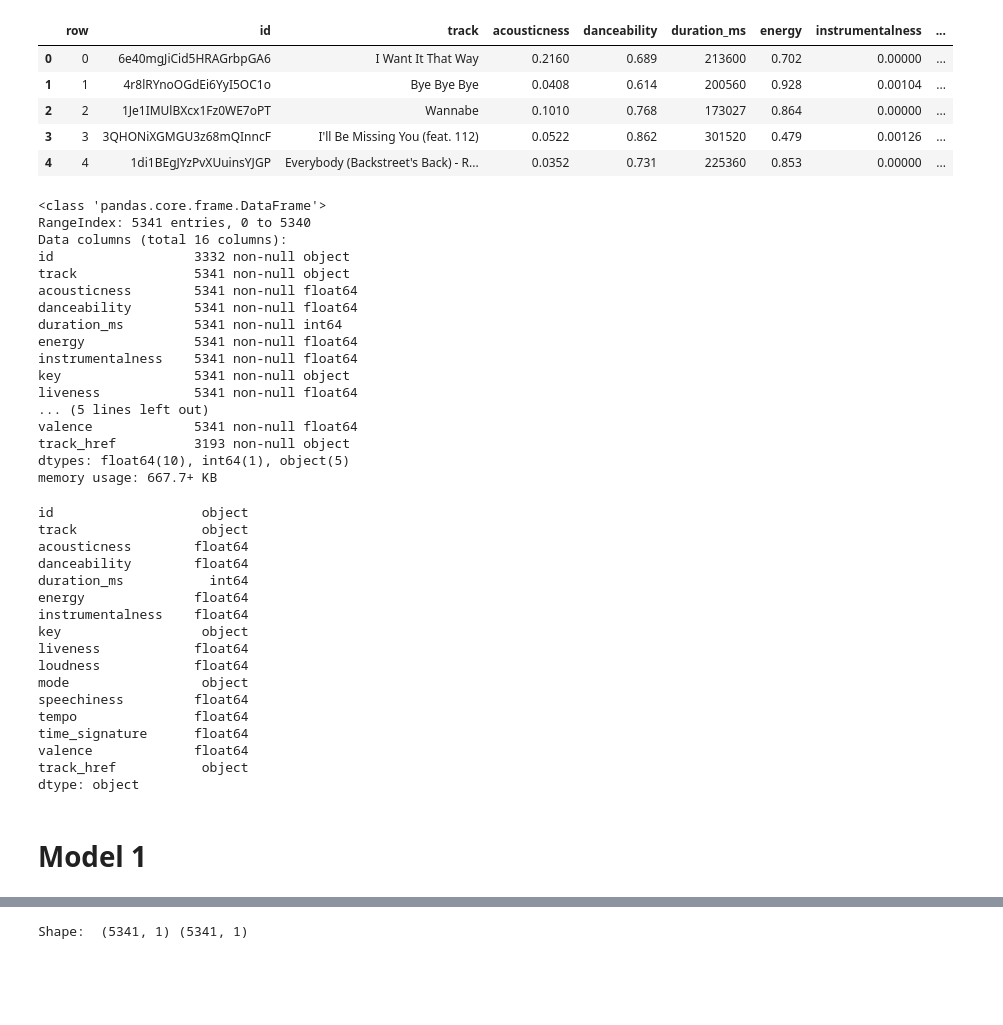
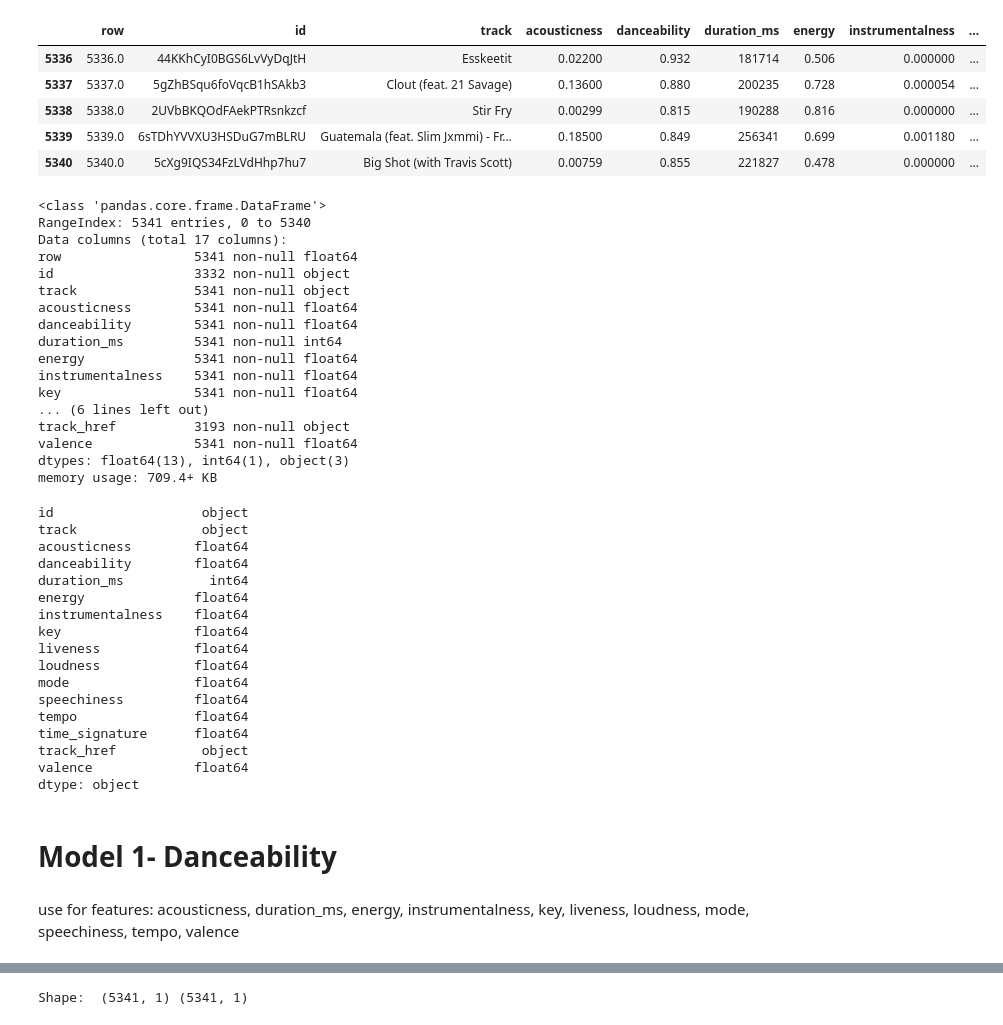
Before and after one commit to parzival611/SpotifyML, a Jupyter notebook: spotify_linear_regression_ML.ipynb, the cells around one changed output, grey strips where cells are left out. Saved outputs shown, nothing was run; the diff lists cells and outputs as text; code cells hidden in the pictures; blank space fills up the shorter version.

```diff
--- a/spotify_linear_regression_ML.ipynb
+++ b/spotify_linear_regression_ML.ipynb
@@ -3,21 +3,22 @@ import pandas as pd
 import numpy as np
 import matplotlib.pyplot as plt
 # %%
-df = pd.read_csv('db/master_spotify.csv',  encoding="ISO-8859-1")
+df = pd.read_csv('data/master_spotify_float2.csv',  encoding="ISO-8859-1")
 df.tail()
 # %% [output]
 |  | row | id | track | acousticness | danceability | duration_ms | energy | instrumentalness | ... |
-| 0 | 0 | 6e40mgJiCid5HRAGrbpGA6 | I Want It That Way | 0.2160 | 0.689 | 213600 | 0.702 | 0.00000 | ... |
-| 1 | 1 | 4r8lRYnoOGdEi6YyI5OC1o | Bye Bye Bye | 0.0408 | 0.614 | 200560 | 0.928 | 0.00104 | ... |
-| 2 | 2 | 1Je1IMUlBXcx1Fz0WE7oPT | Wannabe | 0.1010 | 0.768 | 173027 | 0.864 | 0.00000 | ... |
-| 3 | 3 | 3QHONiXGMGU3z68mQInncF | I'll Be Missing You (feat. 112) | 0.0522 | 0.862 | 301520 | 0.479 | 0.00126 | ... |
-| 4 | 4 | 1di1BEgJYzPvXUuinsYJGP | Everybody (Backstreet's Back) - R... | 0.0352 | 0.731 | 225360 | 0.853 | 0.00000 | ... |
+| 5336 | 5336.0 | 44KKhCyI0BGS6LvVyDqJtH | Esskeetit | 0.02200 | 0.932 | 181714 | 0.506 | 0.000000 | ... |
+| 5337 | 5337.0 | 5gZhBSqu6foVqcB1hSAkb3 | Clout (feat. 21 Savage) | 0.13600 | 0.880 | 200235 | 0.728 | 0.000054 | ... |
+| 5338 | 5338.0 | 2UVbBKQOdFAekPTRsnkzcf | Stir Fry | 0.00299 | 0.815 | 190288 | 0.816 | 0.000000 | ... |
+| 5339 | 5339.0 | 6sTDhYVVXU3HSDuG7mBLRU | Guatemala (feat. Slim Jxmmi) - Fr... | 0.18500 | 0.849 | 256341 | 0.699 | 0.001180 | ... |
+| 5340 | 5340.0 | 5cXg9IQS34FzLVdHhp7hu7 | Big Shot (with Travis Scott) | 0.00759 | 0.855 | 221827 | 0.478 | 0.000000 | ... |
 # %%
 df.info()
 # %% [output]
 <class 'pandas.core.frame.DataFrame'>
 RangeIndex: 5341 entries, 0 to 5340
-Data columns (total 16 columns):
+Data columns (total 17 columns):
+row                 5341 non-null float64
 id                  3332 non-null object
 track               5341 non-null object
 acousticness        5341 non-null float64
@@ -25,13 +26,12 @@ danceability        5341 non-null float64
 duration_ms         5341 non-null int64
 energy              5341 non-null float64
 instrumentalness    5341 non-null float64
-key                 5341 non-null object
-liveness            5341 non-null float64
-... (5 lines left out)
+key                 5341 non-null float64
+... (6 lines left out)
+track_href          3193 non-null object
 valence             5341 non-null float64
-track_href          3193 non-null object
-dtypes: float64(10), int64(1), object(5)
-memory usage: 667.7+ KB
+dtypes: float64(13), int64(1), object(3)
+memory usage: 709.4+ KB
 # %%
 df = df.drop(columns=['row'])
 # %%
@@ -44,15 +44,17 @@ danceability        float64
 duration_ms           int64
 energy              float64
 instrumentalness    float64
-key                  object
+key                 float64
 liveness            float64
 loudness            float64
-mode                 object
+mode                float64
 speechiness         float64
 tempo               float64
 time_signature      float64
+track_href           object
 valence             float64
-track_href           object
 dtype: object
 # %% [markdown]
-# Model 1
+# Model 1- Danceability
+# %% [markdown]
+use for features: acousticness, duration_ms, energy, instrumentalness, key, liveness, loudness, mode, speechiness, tempo, valence
```
Also changed, not shown: parts of 45 cells of this notebook, 8 other files.
